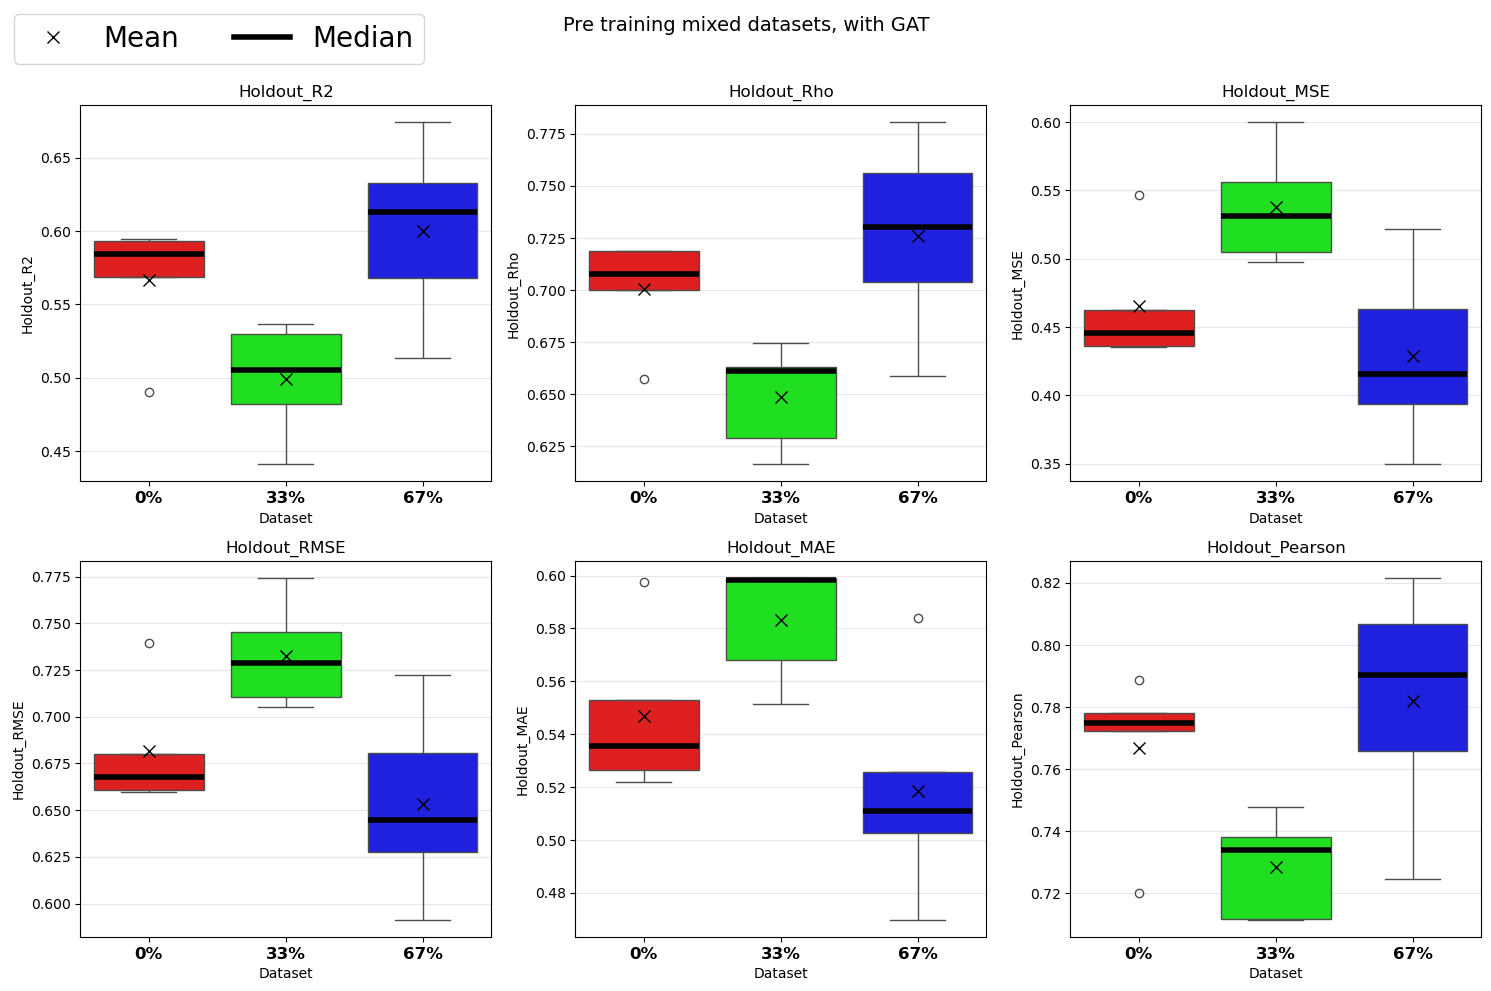
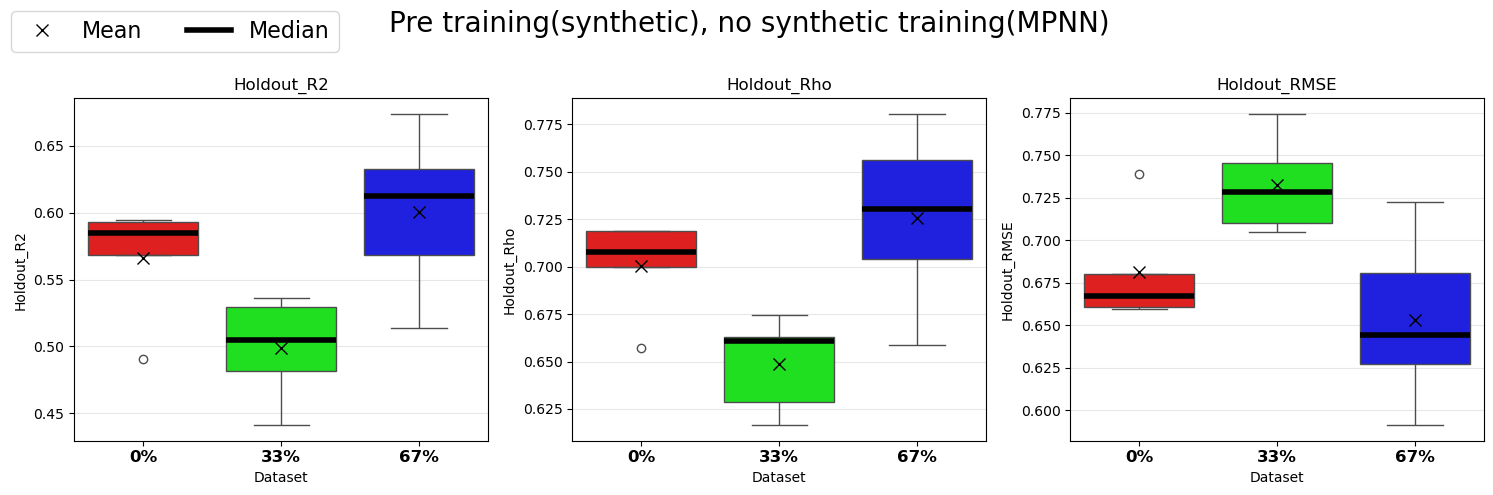
The change to this notebook cell's code, shown as a diff; its figure went from the first image to the second:
--- before
+++ after
@@ -7,5 +7,5 @@
 
 
-def simple_metric_boxplots(df: pd.DataFrame, metrics: str | list[str], title: str = "Boxplots",folder:str | None = None):
+def simple_metric_boxplots(df: pd.DataFrame, metrics: str | list[str], title: str = "Boxplots",folder:str | None = None, save: str | None = None):
     if isinstance(metrics, str):
         metrics = [metrics]
@@ -66,10 +66,10 @@
     for ax in axs[len(metrics):]:
         ax.set_visible(False)
-    fig.legend( handles=[mean_handle, median_handle], loc='upper left', ncol=3, fontsize=20, frameon=True)
-    fig.suptitle(title, fontsize=14)
+    fig.legend( handles=[mean_handle, median_handle], loc='upper left', ncol=3, fontsize=16, frameon=True)
+    fig.suptitle(title, fontsize=20)
     plt.tight_layout(rect=[0, 0, 1, 0.96])
     
-    save_folder = folder 
-    out = os.path.join(save_folder, f"{title.replace(' ', '_')}.pdf") if save_folder else f"{title.replace(' ', '_')}.pdf"
+    save_folder = folder
+    out = os.path.join(save_folder, f"{save}.pdf")
     plt.savefig(out, dpi=300)  # Save the figure as a high-resolution PDF file
     plt.show()
@@ -82,9 +82,18 @@
 Dataset: "0%", "33%", "67%"
 """
+mode = "pretrain" # "pretrain or no_pretrain"
 
-folder = "pretrain"
-#results = "MPNN_results_heldout_set.csv"
-results = "gat_results_heldout.csv"
-title = "Pre training on synthetic sizes, with GAT"
+if mode == "pretrain":
+    folder = "pretrain"
+    results = "gat_results_heldout.csv"
+    title = "Pre training(synthetic), no synthetic training(MPNN)"
+    save = "pretrain_metrics"
+elif mode == "no_pretrain":
+    folder = "no_pretrain"
+    results = "MPNN_results_heldout_set.csv"
+    title = "No pre training, with mixed datasets(MPNN)"
+    save = "no_pretrain_metrics"
+
+
 #title = "No_pre_training_mixed_datasets,_with_MPNN"
 results = os.path.join(folder, results)
@@ -96,3 +105,3 @@
 names = ["0%", "33%", "67%"]
 
-simple_metric_boxplots(df_results,["Holdout_R2", "Holdout_Rho", "Holdout_MSE","Holdout_RMSE", "Holdout_MAE", "Holdout_Pearson"], title=title, folder=folder)
+simple_metric_boxplots(df_results,["Holdout_R2", "Holdout_Rho","Holdout_RMSE"], title=title, folder=folder,save=save)

Commit: made plots clearer